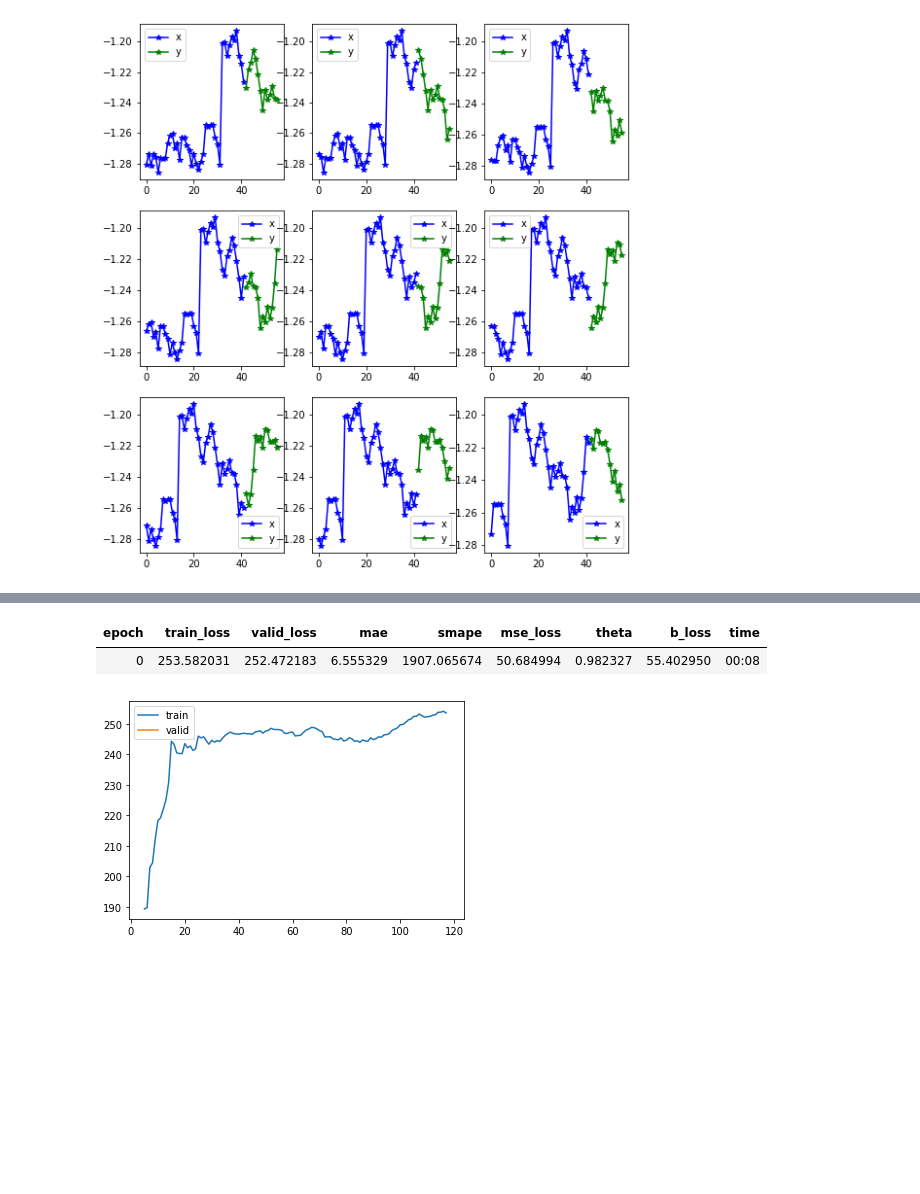
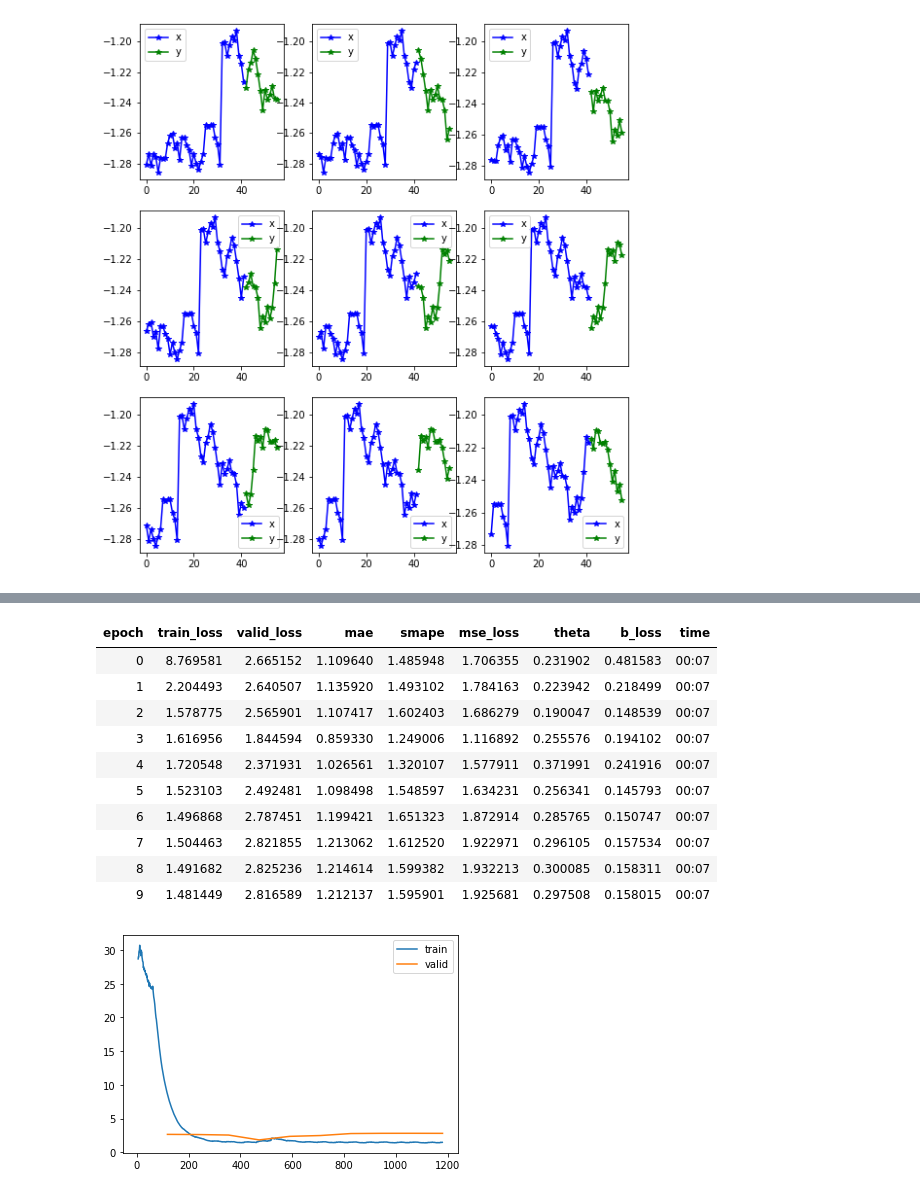
Before and after one commit to takotab/fastseq, a Jupyter notebook: nbs/index.ipynb, the cells around one changed output, grey strips where cells are left out. Cells and saved outputs as stored; diff of their text form; code cells hidden in the pictures; blank space fills up the shorter version.

```diff
--- a/nbs/index.ipynb
+++ b/nbs/index.ipynb
@@ -38,8 +40,9 @@ data.show_batch()
 [figure]
 # %%
 # TODO make custom learner with custom model
-learn = nbeats_learner(data, b_loss=.2,
-                       loss_func= CombinedLoss(F.mse_loss, smape, ratio = {'smape':.1}))
+learn = nbeats_learner(data, stack_types=("trend","seasonality"), b_loss=.4,theta=.1,
+                       loss_func= CombinedLoss(F.mse_loss, smape, ratio = {'smape':.5})
+                      )
 # %%
 from fastai2.callback.all import *
 learn.lr_find()
@@ -49,7 +52,16 @@ learn.lr_find()
 # %%
-learn.fit_one_cycle(1, 2e-3)
+learn.fit_one_cycle(10, 2e-2)
 learn.recorder.plot_loss()
 # %% [output]
 | epoch | train_loss | valid_loss | mae | smape | mse_loss | theta | b_loss | time |
-| 0 | 253.582031 | 252.472183 | 6.555329 | 1907.065674 | 50.684994 | 0.982327 | 55.402950 | 00:08 |
+| 0 | 8.769581 | 2.665152 | 1.109640 | 1.485948 | 1.706355 | 0.231902 | 0.481583 | 00:07 |
+| 1 | 2.204493 | 2.640507 | 1.135920 | 1.493102 | 1.784163 | 0.223942 | 0.218499 | 00:07 |
+| 2 | 1.578775 | 2.565901 | 1.107417 | 1.602403 | 1.686279 | 0.190047 | 0.148539 | 00:07 |
+| 3 | 1.616956 | 1.844594 | 0.859330 | 1.249006 | 1.116892 | 0.255576 | 0.194102 | 00:07 |
+| 4 | 1.720548 | 2.371931 | 1.026561 | 1.320107 | 1.577911 | 0.371991 | 0.241916 | 00:07 |
+| 5 | 1.523103 | 2.492481 | 1.098498 | 1.548597 | 1.634231 | 0.256341 | 0.145793 | 00:07 |
+| 6 | 1.496868 | 2.787451 | 1.199421 | 1.651323 | 1.872914 | 0.285765 | 0.150747 | 00:07 |
+| 7 | 1.504463 | 2.821855 | 1.213062 | 1.612520 | 1.922971 | 0.296105 | 0.157534 | 00:07 |
+| 8 | 1.491682 | 2.825236 | 1.214614 | 1.599382 | 1.932213 | 0.300085 | 0.158311 | 00:07 |
+| 9 | 1.481449 | 2.816589 | 1.212137 | 1.595901 | 1.925681 | 0.297508 | 0.158015 | 00:07 |
-[figure, old version]
+[figure, new version]
```
Also changed, not shown: parts of 8 cells of this notebook, 5 other files.
